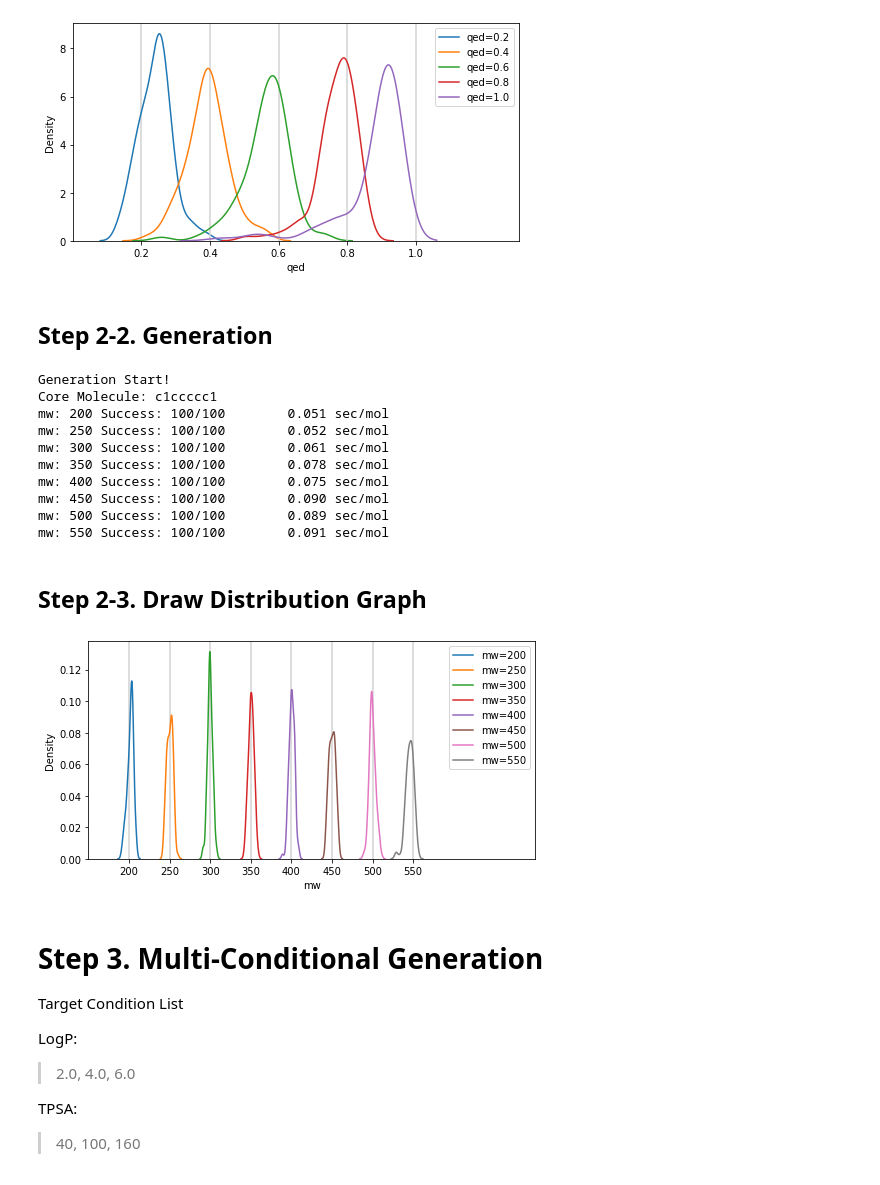
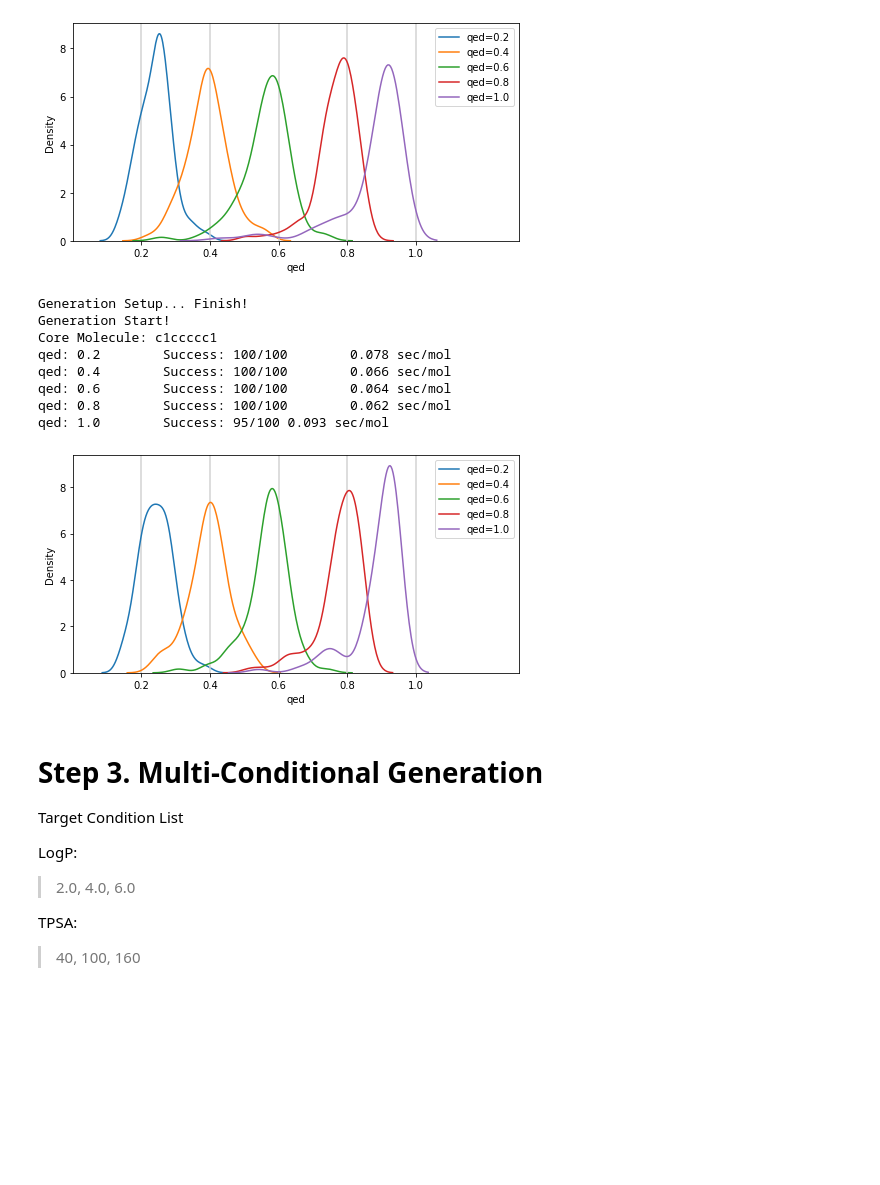
Before and after one commit to SeonghwanSeo/BBAR, a Jupyter notebook: notebook/BBAR_Tutorial.ipynb, the cells around one changed output. Saved outputs shown, nothing was run; the diff lists cells and outputs as text; code cells hidden in the pictures; blank space fills up the shorter version.

```diff
--- a/notebook/BBAR_Tutorial.ipynb
+++ b/notebook/BBAR_Tutorial.ipynb
@@ -412,49 +523,27 @@ Image('./notebook/images/qed.png')
 # %%
 # Generation Setting (QED)
 scaffold_smiles = 'c1ccccc1'
 property_name = 'qed'
 property_fn = Chem.Descriptors.qed
 num_samples = 100
 target_condition_list = [0.2, 0.4, 0.6, 0.8, 1.0]
 
 # Graph Setup
 property_xlim = [0, 1.3]
+
+# Generation
+# generation_dict: {target_condition: generated_mol_list}
+generation_dict = run_generation(scaffold_smiles, property_name, target_condition_list, num_samples)
+
+# Plot Distribution
+show_property_distribution(generation_dict, property_name, target_condition_list, property_xlim)
+# %% [output]
+Generation Setup... Finish!
+Generation Start!
+Core Molecule: c1ccccc1
+qed: 0.2        Success: 100/100        0.078 sec/mol
+qed: 0.4        Success: 100/100        0.066 sec/mol
+qed: 0.6        Success: 100/100        0.064 sec/mol
+qed: 0.8        Success: 100/100        0.062 sec/mol
+qed: 1.0        Success: 95/100 0.093 sec/mol
+[figure, added]
-# %% [markdown]
-## Step 2-2. Generation
-# %%
-# Setup Generator
-generator_config_path = f'./test/generation_config/{property_name}.yaml'
-generator_config = OmegaConf.load(generator_config_path)
-generator = MoleculeBuilder(generator_config)
-
-# Run Generator
-print('Generation Start!')
-print(f'Core Molecule: {scaffold_smiles}')
-generation_dict = {}
-for target_condition in target_condition_list :
-    generated_mol_list = []
-    condition = {property_name: target_condition}
-    print(f'{property_name}: {target_condition}', end='\t')
-
-    st = time.time()
-    for _ in range(num_samples) :
-        mol = generator.generate(scaffold_smiles, condition)
-        if mol is not None :
-            generated_mol_list.append(mol)
-    end = time.time()
-    time_cost = end - st
-    generation_dict[target_condition] = generated_mol_list
-    print(f'Success: {len(generated_mol_list)}/{num_samples}\t{time_cost/num_samples:.3f} sec/mol')
-# %% [output]
-Generation Start!
-Core Molecule: c1ccccc1
-mw: 200 Success: 100/100        0.051 sec/mol
-mw: 250 Success: 100/100        0.052 sec/mol
-mw: 300 Success: 100/100        0.061 sec/mol
-mw: 350 Success: 100/100        0.078 sec/mol
-mw: 400 Success: 100/100        0.075 sec/mol
-mw: 450 Success: 100/100        0.090 sec/mol
-mw: 500 Success: 100/100        0.089 sec/mol
-mw: 550 Success: 100/100        0.091 sec/mol
-# %% [markdown]
-## Step 2-3. Draw Distribution Graph
@@ -464,17 +550,3 @@ import seaborn as sns
-# %%
-plt.figure(figsize=(8,4))
-for target_condition in target_condition_list :
-    generated_mol_list = generation_dict[target_condition]
-    property_value_list = [property_fn(mol) for mol in generated_mol_list]
-    plt.axvline(target_condition, color='lightgrey')
-    sns.kdeplot(property_value_list, label=f'{property_name}={target_condition}')
-plt.xlim(property_xlim)
-plt.xlabel(property_name)
-plt.xticks(target_condition_list)
-plt.legend()
-plt.show()
-# %% [output]
-[figure, removed]
 # %% [markdown]
 # Step 3. Multi-Conditional Generation
 Target Condition List
```
Also changed, not shown: parts of 19 cells of this notebook.
